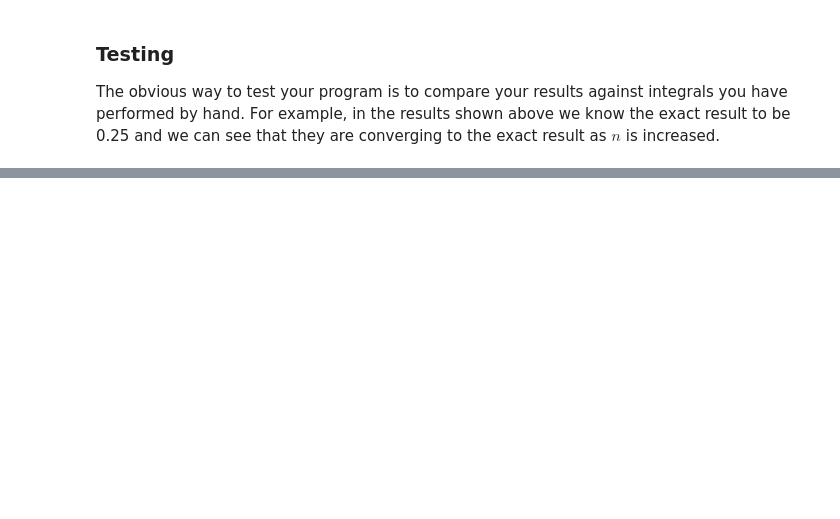
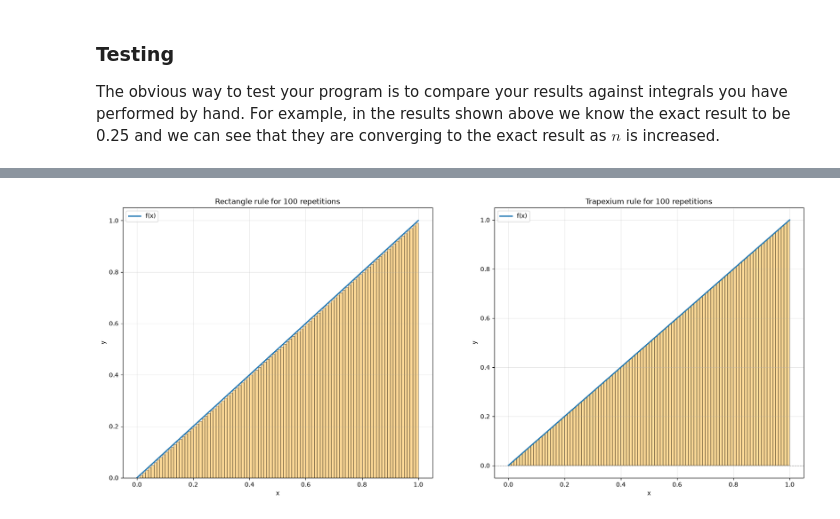
Before and after one commit to PatFigeon/Introductory-Programming-2, a Jupyter notebook: LAB08-2 - Numerical Integration/NumericalIntegration.ipynb, the cells around one changed output, grey strips where cells are left out. Saved outputs shown, nothing was run; the diff lists cells and outputs as text; code cells hidden in the pictures; blank space fills up the shorter version.

Commit message:
Added graphing to integration

```diff
--- a/LAB08-2 - Numerical Integration/NumericalIntegration.ipynb
+++ b/LAB08-2 - Numerical Integration/NumericalIntegration.ipynb
@@ -98,9 +98,8 @@ I ~= f(x)h
 I ~= h/2[f(x_1)+ 2f(x_2) + 2f(x_3)+...+ f(x_n)]
 """
 
-# Todo: graphing
-
 import numpy as np
+import matplotlib.pyplot as plt
 
 class Functions:
 
@@ -135,7 +134,7 @@ class Integration:
                 self.totalIntegralValue += additionValue
             return self.totalIntegralValue
         else:
-            return -1 # basic error catch: if it is -1, something has gone wrong - in theory this should never trigger, but you never know
+            return "ERROR - NO SELECTED FUNCTION" # basic error catch: if it triggers, something has gone wrong - in theory this should never trigger, but you never know
 
     def TrapeziumRuleIntegral(self):
         if selectedFunction != None:
@@ -147,11 +146,11 @@ class Integration:
             self.totalIntegralValue = (self.stepSize / 2) * (self.totalIntegralValue + additionValue)
             return self.totalIntegralValue
         else:
-            return -1
+            return "ERROR - NO SELECTED FUNCTION"
 
 class Setup:
 
-    def FunctionSelect():
+    def FunctionSelect(self):
             while True:
                 try:
                     userSelection = int(input("Select which function you want to integrate:\n1) y=x\n2) y=sin(x)\n3) y=exp(-x) * sin(x)"))
@@ -178,7 +177,7 @@ class Setup:
 
     # dynamic limits
     # scope creep is defined as...
-    def GetLimits():
+    def GetLimits(self):
         # available function have no discontinuities, so all limits are valid
         limit = []
         while True:
@@ -205,7 +204,7 @@ class Setup:
                 continue
         return limit
 
-    def GetNumberOfIterations():
+    def GetNumberOfIterations(self):
         while True:
             try:
                 iterations = int(input("How many iterations of each rule should I do?"))
@@ -219,13 +218,86 @@ class Setup:
                 continue
         return iterations
 
-setup = Setup()
+class Graphing():
+
+    # hefty constructor to reduce repetition
+    def __init__(self, lowerLimit, upperLimit, selectedFunction, stepSize, repetitions):
+        fig, (ax1, ax2) = plt.subplots(1, 2, figsize=[20,8])
+
+        xCurve = np.linspace(lowerLimit, upperLimit, 500)
+        yCurve = [selectedFunction(x) for x in xCurve]
+
+        # draw rectangle graph
+        ax1.plot(xCurve, yCurve, linewidth=2, label="f(x)")
+        for i in range(repetitions):
+            xLeft = lowerLimit + stepSize * i
+            yHeight = selectedFunction(xLeft)
+
+            # plt.bar() specifically used for drawing bar charts - rectangle by default
+            ax1.bar(xLeft, yHeight, width=stepSize, align="edge", color="orange", edgecolor="black", alpha=0.4)
+            """
+            args breakdown:
+            x coords for left edge of bar
+            y height of the the bar at xLeft
+            width of slice
+            align left edge of bar to xLeft (as centre is default)
+            fill colour of rectangle
+            rectangle outline colour
+            transparency alpha - here being 40%
+            """
+
+        ax1.set_xlim(lowerLimit - 0.05 * (upperLimit - lowerLimit), upperLimit + 0.05 * (upperLimit - lowerLimit))
+
+        ax1.axhline(0, color="grey", linewidth=0.8, linestyle="--")
+        ax1.set_xlabel("x")
+        ax1.set_ylabel("y")
+        ax1.set_title(f"Rectangle rule for {repetitions} repetitions")
+        ax1.legend()
+        ax1.grid(True, alpha=0.3)
+
+        # draw trapezium graph
+        ax2.plot(xCurve, yCurve, linewidth=2, label="f(x)")
+        for i in range(repetitions):
+            xLeft = lowerLimit + stepSize * i
+            xRight = xLeft + stepSize
+            yLeft = selectedFunction(xLeft)
+            yRight = selectedFunction(xRight)
+
+            # plt.fill() draws polygons - trapezium isn't a rectangle, so this is necessary
+            ax2.fill([xLeft, xRight, xRight, xLeft], [0, 0, yRight, yLeft], color="orange", edgecolor="black", alpha=0.4)
+            """
+            another arg breakdown:
+            x coordinates of the 4 vertices of the trapezium - bottom left and right, top right and left
+            y coordinates of the 4 vertices at their respective x coords
+            trapezium fill colour
+            trapezium edge colour
+            transparency alpha - 40%
+            """
+
+        ax2.set_xlim(lowerLimit - 0.05 * (upperLimit - lowerLimit), upperLimit + 0.05 * (upperLimit - lowerLimit))
+
+        ax2.axhline(0, color="grey", linewidth=0.8, linestyle="--")
+        ax2.set_xlabel("x")
+        ax2.set_ylabel("y")
+        ax2.set_title(f"Trapexium rule for {repetitions} repetitions")
+        ax2.legend()
+        ax2.grid(True, alpha=0.3)
+
+        # draw the graphs
+        plt.show()
+
+# execution section - call main class functions
+setup = Setup() # create setup instance
 selectedFunction = setup.FunctionSelect()
 limitArray = setup.GetLimits()
 integral = Integration(limitArray[1], limitArray[0], setup.GetNumberOfIterations())
 
+# calculate approximations
 answer = integral.RectangleRuleIntegral()
-print("The rectangle rule gives: ",answer)
+print(f"The rectangle rule gives: {answer}")
 answer = integral.TrapeziumRuleIntegral()
-print("The trapezium rule gives: ",answer)
+print(f"The trapezium rule gives: {answer}")
+
+# draw graphs
+graph = Graphing(limitArray[0], limitArray[1], selectedFunction, integral.stepSize, integral.repetitions)
 # %% [output]
@@ -233,0 +306 @@ The trapezium rule gives:  0.0
+[figure, added]
```
Also changed, not shown: parts of 1 cell of this notebook, 1 other file.
